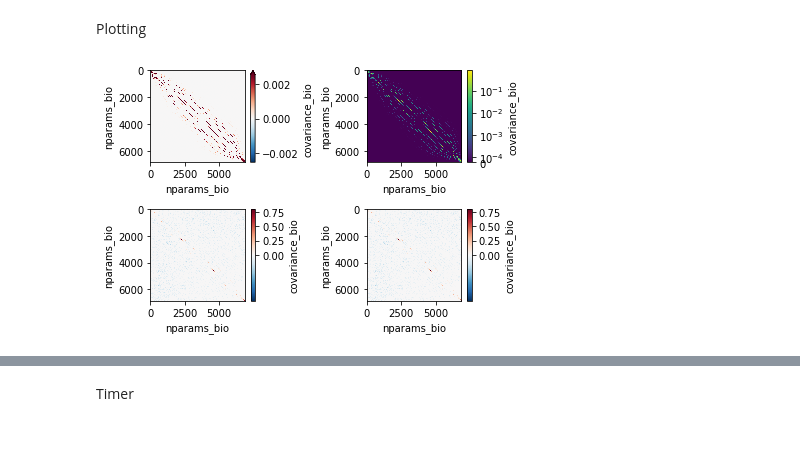
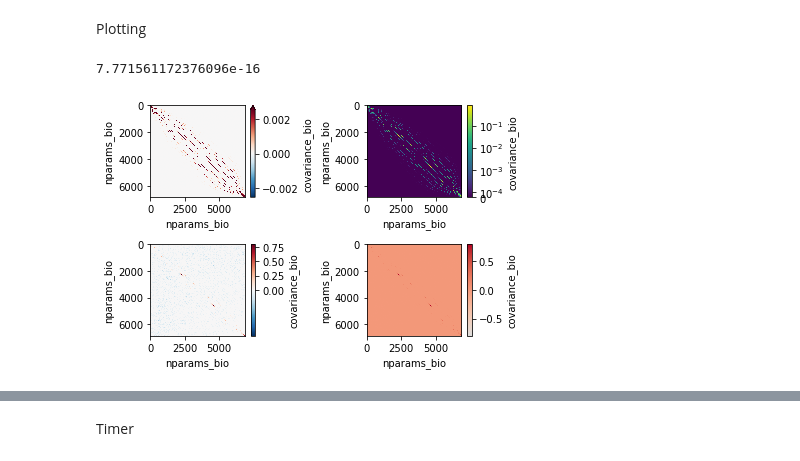
Before and after one commit to AkiTsuruta/MI-AIM, a Jupyter notebook: test_suite.ipynb, the cells around one changed output, grey strips where cells are left out. Cells and saved outputs as stored; diff of their text form; code cells hidden in the pictures.

Commit message:
trying to shift colorbar midpoint

```diff
--- a/test_suite.ipynb
+++ b/test_suite.ipynb
@@ -58,28 +58,33 @@ Plotting
 # %%
 import matplotlib
 import matplotlib.pyplot as plt
 import matplotlib.colors as colors
 from shifted_colormap import shiftedColorMap
 # inv1 = xr.DataArray(inv1)
 
-#orig_cmap = matplotlib.cm.coolwarm
-#new_cmap = shiftedColorMap()
-vmin = bio_2.values.min()
- 1 - vmax / (vmax + abs(vmin))
+
+minval = bio_2.values.min()
+maxval = bio_2.values.max()
+midval = 1 - maxval / (maxval + abs(minval))
+print(midval)
+
+orig_cmap = matplotlib.cm.coolwarm
+shifted_cmap = shiftedColorMap(cmap = orig_cmap, min_val = minval, max_val = maxval, name='shifted')
 
 fig, ((ax0, ax1), (ax2, ax3)) = plt.subplots(2,2)
 bio_2.plot.imshow(ax = ax0, origin = 'upper', robust = True)
 bio_2.plot.imshow(ax = ax1, origin = 'upper', cmap = 'viridis',
- norm = colors.SymLogNorm(vmin = bio_2.values.min(), vmax = bio_2.values.max(), linthresh = 0.0001, linscale = 0.2))
-bio_2.plot.imshow(ax = ax2, origin = 'upper', norm = colors.TwoSlopeNorm(vcenter = 0, vmin = bio_2.values.min(), vmax = bio_2.values.max()))
-bio_2.plot.imshow(ax = ax3, origin = 'upper', robust = True, norm = colors.TwoSlopeNorm(vcenter = 0, vmin = bio_2.values.min(), vmax = bio_2.values.max()))
+ norm = colors.SymLogNorm(vmin = minval, vmax = maxval, linthresh = 0.0001, linscale = 0.2))
+bio_2.plot.imshow(ax = ax2, origin = 'upper', norm = colors.TwoSlopeNorm(vcenter = 0, vmin = minval, vmax = maxval))
+bio_2.plot.imshow(ax = ax3, origin = 'upper', cmap = shifted_cmap)
 plt.tight_layout()
 plt.show()
 
 # fig, ax = plt.subplots()
 # bio_2.plot.imshow(origin = 'upper',
 #  norm = colors.SymLogNorm(vmin = bio_2.values.min(), vmax = bio_2.values.max(), linthresh = 0.001, linscale=0.5))
 # plt.tight_layout()
 # plt.show()
 # %% [output]
+7.771561172376096e-16
-[figure, old version]
+[figure, new version]
```
Also changed, not shown: parts of 3 cells of this notebook, 3 other files.
